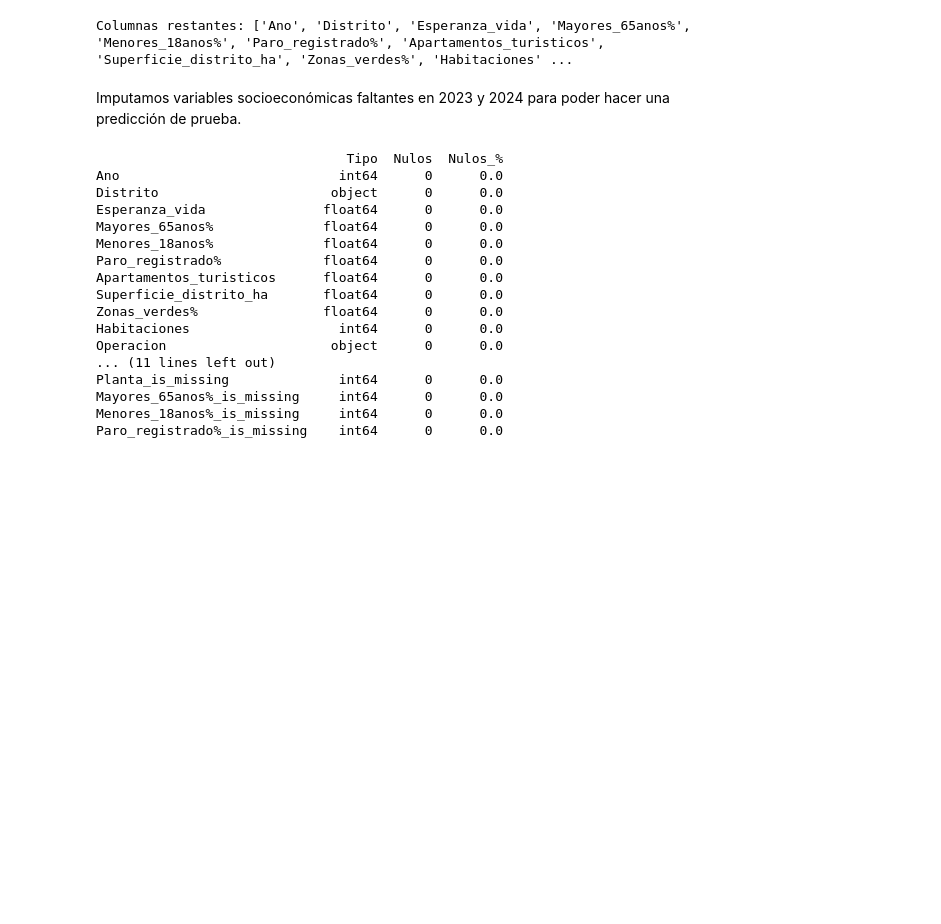
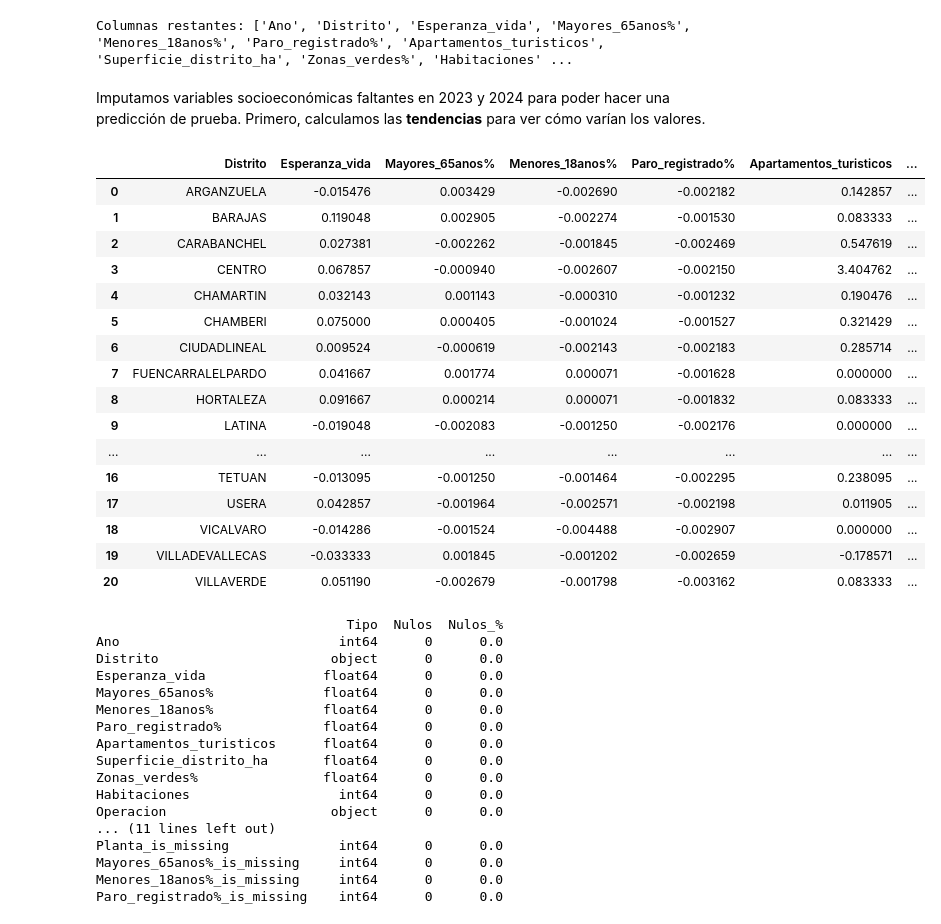
Before and after one commit to JorgeGM8/TFM_Data_Science, a Jupyter notebook: notebooks/preprocesamiento_modelado.ipynb, the cells around one changed output. Saved outputs shown, nothing was run; the diff lists cells and outputs as text; code cells hidden in the pictures; blank space fills up the shorter version.

Commit message:
(En proceso) Creación de tendencias para variables socioeconómicas.

```diff
--- a/notebooks/preprocesamiento_modelado.ipynb
+++ b/notebooks/preprocesamiento_modelado.ipynb
@@ -62,7 +62,49 @@ print('Columnas restantes:', df.columns.to_list())
 # %% [output]
 Columnas restantes: ['Ano', 'Distrito', 'Esperanza_vida', 'Mayores_65anos%', 'Menores_18anos%', 'Paro_registrado%', 'Apartamentos_turisticos', 'Superficie_distrito_ha', 'Zonas_verdes%', 'Habitaciones' ...
 # %% [markdown]
-Imputamos variables socioeconómicas faltantes en 2023 y 2024 para poder hacer una predicción de prueba.
+Imputamos variables socioeconómicas faltantes en 2023 y 2024 para poder hacer una predicción de prueba. Primero, calculamos las **tendencias** para ver cómo varían los valores.
+# %%
+from sklearn.linear_model import LinearRegression
+
+def calcular_tendencia(grupo, cols):
+    X = grupo['Ano'].values.reshape(-1, 1)
+    tendencias = {}
+    for c in cols:
+        y = grupo[c].values
+        if np.allclose(y, y[0], atol=1e-8):  # valores constantes
+            tendencias[c] = 0.0
+        elif len(np.unique(X)) > 1:
+            modelo = LinearRegression().fit(X, y)
+            tendencias[c] = modelo.coef_[0]
+        else:
+            tendencias[c] = np.nan
+    return pd.Series(tendencias)
+
+variables = ['Esperanza_vida', 'Mayores_65anos%',
+       'Menores_18anos%', 'Paro_registrado%', 'Apartamentos_turisticos',
+       'Superficie_distrito_ha', 'Zonas_verdes%']
+cols = ['Ano'] + variables
+tendencias = df.dropna().groupby('Distrito')[cols].apply(calcular_tendencia, cols=variables).reset_index()
+# %%
+tendencias
+# %% [output]
+|  | Distrito | Esperanza_vida | Mayores_65anos% | Menores_18anos% | Paro_registrado% | Apartamentos_turisticos | ... |
+| 0 | ARGANZUELA | -0.015476 | 0.003429 | -0.002690 | -0.002182 | 0.142857 | ... |
+| 1 | BARAJAS | 0.119048 | 0.002905 | -0.002274 | -0.001530 | 0.083333 | ... |
+| 2 | CARABANCHEL | 0.027381 | -0.002262 | -0.001845 | -0.002469 | 0.547619 | ... |
+| 3 | CENTRO | 0.067857 | -0.000940 | -0.002607 | -0.002150 | 3.404762 | ... |
+| 4 | CHAMARTIN | 0.032143 | 0.001143 | -0.000310 | -0.001232 | 0.190476 | ... |
+| 5 | CHAMBERI | 0.075000 | 0.000405 | -0.001024 | -0.001527 | 0.321429 | ... |
+| 6 | CIUDADLINEAL | 0.009524 | -0.000619 | -0.002143 | -0.002183 | 0.285714 | ... |
+| 7 | FUENCARRALELPARDO | 0.041667 | 0.001774 | 0.000071 | -0.001628 | 0.000000 | ... |
+| 8 | HORTALEZA | 0.091667 | 0.000214 | 0.000071 | -0.001832 | 0.083333 | ... |
+| 9 | LATINA | -0.019048 | -0.002083 | -0.001250 | -0.002176 | 0.000000 | ... |
+| ... | ... | ... | ... | ... | ... | ... | ... |
+| 16 | TETUAN | -0.013095 | -0.001250 | -0.001464 | -0.002295 | 0.238095 | ... |
+| 17 | USERA | 0.042857 | -0.001964 | -0.002571 | -0.002198 | 0.011905 | ... |
+| 18 | VICALVARO | -0.014286 | -0.001524 | -0.004488 | -0.002907 | 0.000000 | ... |
+| 19 | VILLADEVALLECAS | -0.033333 | 0.001845 | -0.001202 | -0.002659 | -0.178571 | ... |
+| 20 | VILLAVERDE | 0.051190 | -0.002679 | -0.001798 | -0.003162 | 0.083333 | ... |
 # %%
 vars_faltantes = ['Mayores_65anos%', 'Menores_18anos%', 'Paro_registrado%']
 
```
Also changed, not shown: parts of 18 cells of this notebook.
